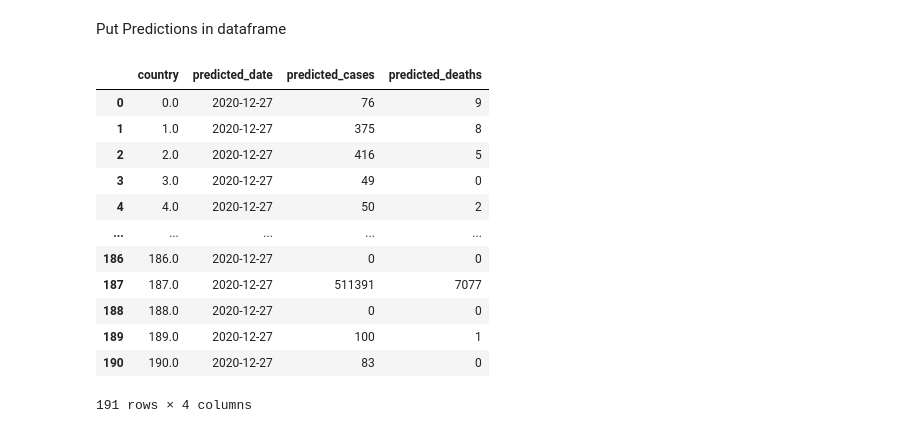
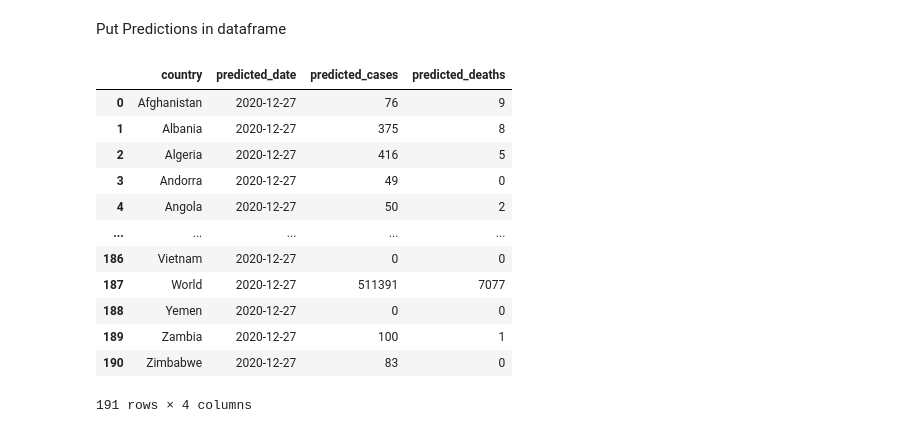
Before and after one commit to TracyRenee61/COV19, a Jupyter notebook: COV19_Ridge.ipynb, the cells around one changed output. Drawn from its saved outputs; the diff is of its cells as text; code cells hidden in the pictures.

```diff
--- a/COV19_Ridge.ipynb
+++ b/COV19_Ridge.ipynb
@@ -616,3 +616,6 @@ test
 191 rows × 52 columns
 # %% [markdown]
 Ordinal encoder
+# %%
+test_country = test.location
+test_country
@@ -657,20 +673,20 @@ prediction.shape
 # %% [markdown]
 Put Predictions in dataframe
 # %%
-df_pred=pd.DataFrame({'country': X_test.location, 'predicted_date': predict_date,'predicted_cases': prediction[:,0], 'predicted_deaths':prediction[:,1]})
+df_pred=pd.DataFrame({'country': test_country, 'predicted_date': predict_date,'predicted_cases': prediction[:,0], 'predicted_deaths':prediction[:,1]})
 df_pred.reset_index(drop=True, inplace=True)
 df_pred
 # %% [output]
 |  | country | predicted_date | predicted_cases | predicted_deaths |
-| 0 | 0.0 | 2020-12-27 | 76 | 9 |
-| 1 | 1.0 | 2020-12-27 | 375 | 8 |
-| 2 | 2.0 | 2020-12-27 | 416 | 5 |
-| 3 | 3.0 | 2020-12-27 | 49 | 0 |
-| 4 | 4.0 | 2020-12-27 | 50 | 2 |
+| 0 | Afghanistan | 2020-12-27 | 76 | 9 |
+| 1 | Albania | 2020-12-27 | 375 | 8 |
+| 2 | Algeria | 2020-12-27 | 416 | 5 |
+| 3 | Andorra | 2020-12-27 | 49 | 0 |
+| 4 | Angola | 2020-12-27 | 50 | 2 |
 | ... | ... | ... | ... | ... |
-| 186 | 186.0 | 2020-12-27 | 0 | 0 |
-| 187 | 187.0 | 2020-12-27 | 511391 | 7077 |
-| 188 | 188.0 | 2020-12-27 | 0 | 0 |
-| 189 | 189.0 | 2020-12-27 | 100 | 1 |
-| 190 | 190.0 | 2020-12-27 | 83 | 0 |
+| 186 | Vietnam | 2020-12-27 | 0 | 0 |
+| 187 | World | 2020-12-27 | 511391 | 7077 |
+| 188 | Yemen | 2020-12-27 | 0 | 0 |
+| 189 | Zambia | 2020-12-27 | 100 | 1 |
+| 190 | Zimbabwe | 2020-12-27 | 83 | 0 |
 191 rows × 4 columns
```
Also changed, not shown: parts of 1 cell of this notebook.
